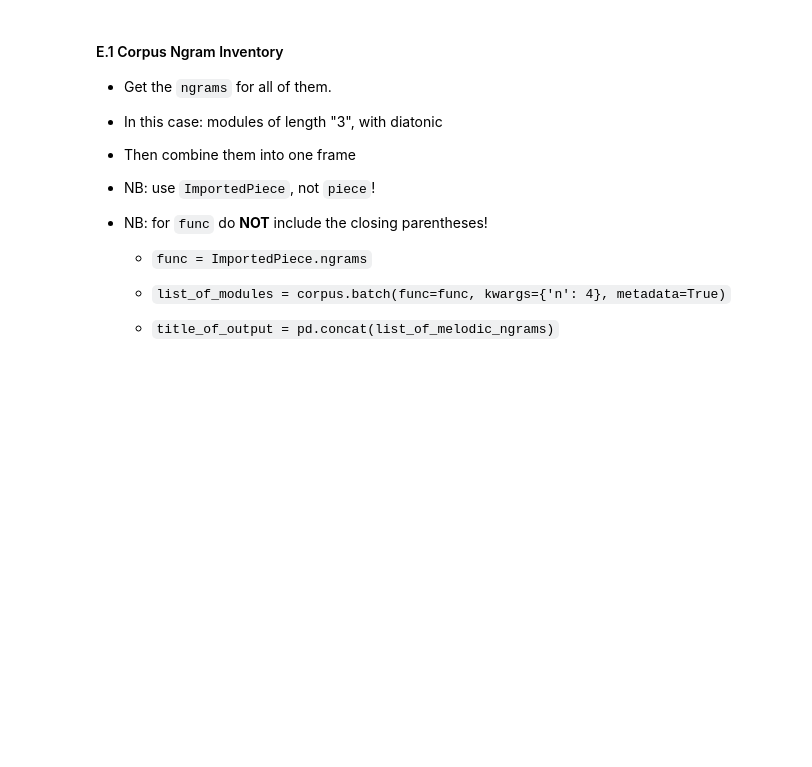
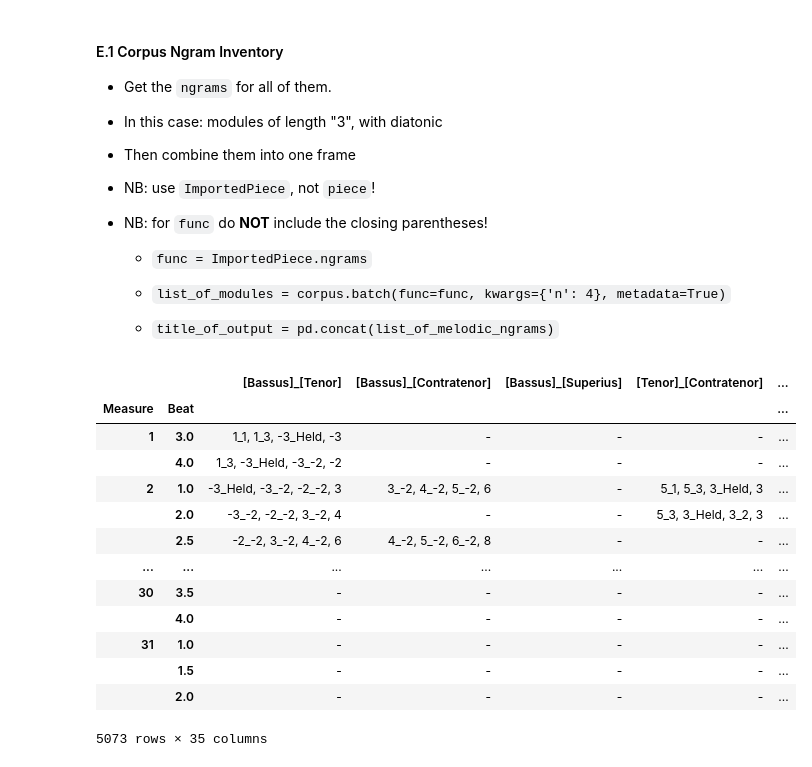
Before and after one commit to RichardFreedman/CRIM_JHUB, a Jupyter notebook: CRIM_03_Modules.ipynb, the cells around one changed output. Drawn from its saved outputs; the diff is of its cells as text; code cells hidden in the pictures; blank space fills up the shorter version.

```diff
--- a/CRIM_03_Modules.ipynb
+++ b/CRIM_03_Modules.ipynb
@@ -283,3 +276,20 @@ list_of_details = corpus.batch(func=func2, kwargs={'offset': False, 'df': list_o
 output = pd.concat(list_of_details).fillna('-').dropna(how="all")
 # %%
 output.to_csv('je_suis_modules.csv')
+# %%
+output
+# %% [output]
+|  |  | [Bassus]_[Tenor] | [Bassus]_[Contratenor] | [Bassus]_[Superius] | [Tenor]_[Contratenor] | ... |
+| Measure | Beat |  |  |  |  | ... |
+| 1 | 3.0 | 1_1, 1_3, -3_Held, -3 | - | - | - | ... |
+|  | 4.0 | 1_3, -3_Held, -3_-2, -2 | - | - | - | ... |
+| 2 | 1.0 | -3_Held, -3_-2, -2_-2, 3 | 3_-2, 4_-2, 5_-2, 6 | - | 5_1, 5_3, 3_Held, 3 | ... |
+|  | 2.0 | -3_-2, -2_-2, 3_-2, 4 | - | - | 5_3, 3_Held, 3_2, 3 | ... |
+|  | 2.5 | -2_-2, 3_-2, 4_-2, 6 | 4_-2, 5_-2, 6_-2, 8 | - | - | ... |
+| ... | ... | ... | ... | ... | ... | ... |
+| 30 | 3.5 | - | - | - | - | ... |
+|  | 4.0 | - | - | - | - | ... |
+| 31 | 1.0 | - | - | - | - | ... |
+|  | 1.5 | - | - | - | - | ... |
+|  | 2.0 | - | - | - | - | ... |
+5073 rows × 35 columns
```
Also changed, not shown: parts of 3 cells of this notebook, 11 other files.
